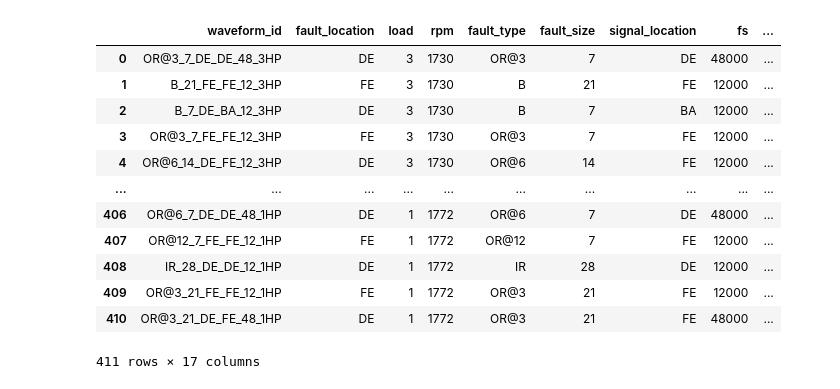
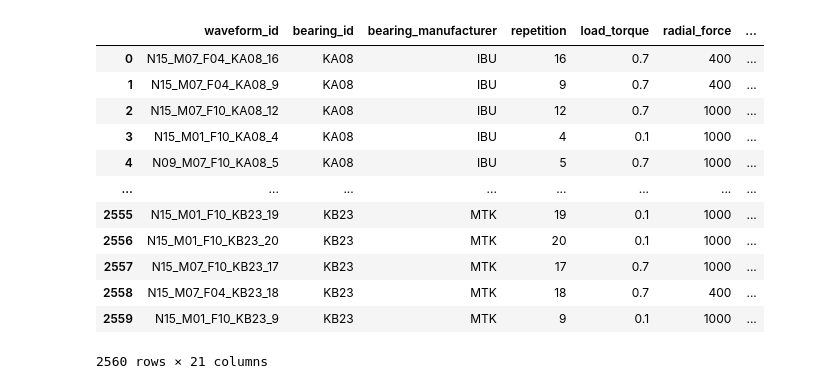
Before and after one commit to gama-ufsc/bearing-data-leakage, a Jupyter notebook: notebooks/feature_engineering.ipynb, the cells around one changed output. Cells and saved outputs as stored; diff of their text form; code cells hidden in the pictures.

```diff
--- a/notebooks/feature_engineering.ipynb
+++ b/notebooks/feature_engineering.ipynb
@@ -40,22 +40,22 @@ ottawa_metadata = pd.read_pickle(
 hust_metadata = pd.read_pickle(
     "/data/bearing_datasets/hust/processed/files_metadata.bz2"
 )
-# %%
-cwru_metadata
-# %% [output]
-|  | waveform_id | fault_location | load | rpm | fault_type | fault_size | signal_location | fs | ... |
-| 0 | OR@3_7_DE_DE_48_3HP | DE | 3 | 1730 | OR@3 | 7 | DE | 48000 | ... |
-| 1 | B_21_FE_FE_12_3HP | FE | 3 | 1730 | B | 21 | FE | 12000 | ... |
-| 2 | B_7_DE_BA_12_3HP | DE | 3 | 1730 | B | 7 | BA | 12000 | ... |
-| 3 | OR@3_7_FE_FE_12_3HP | FE | 3 | 1730 | OR@3 | 7 | FE | 12000 | ... |
-| 4 | OR@6_14_DE_FE_12_3HP | DE | 3 | 1730 | OR@6 | 14 | FE | 12000 | ... |
-| ... | ... | ... | ... | ... | ... | ... | ... | ... | ... |
-| 406 | OR@6_7_DE_DE_48_1HP | DE | 1 | 1772 | OR@6 | 7 | DE | 48000 | ... |
-| 407 | OR@12_7_FE_FE_12_1HP | FE | 1 | 1772 | OR@12 | 7 | FE | 12000 | ... |
-| 408 | IR_28_DE_DE_12_1HP | DE | 1 | 1772 | IR | 28 | DE | 12000 | ... |
-| 409 | OR@3_21_FE_FE_12_1HP | FE | 1 | 1772 | OR@3 | 21 | FE | 12000 | ... |
-| 410 | OR@3_21_DE_FE_48_1HP | DE | 1 | 1772 | OR@3 | 21 | FE | 48000 | ... |
-411 rows × 17 columns
+# %%
+paderborn_metadata
+# %% [output]
+|  | waveform_id | bearing_id | bearing_manufacturer | repetition | load_torque | radial_force | ... |
+| 0 | N15_M07_F04_KA08_16 | KA08 | IBU | 16 | 0.7 | 400 | ... |
+| 1 | N15_M07_F04_KA08_9 | KA08 | IBU | 9 | 0.7 | 400 | ... |
+| 2 | N15_M07_F10_KA08_12 | KA08 | IBU | 12 | 0.7 | 1000 | ... |
+| 3 | N15_M01_F10_KA08_4 | KA08 | IBU | 4 | 0.1 | 1000 | ... |
+| 4 | N09_M07_F10_KA08_5 | KA08 | IBU | 5 | 0.7 | 1000 | ... |
+| ... | ... | ... | ... | ... | ... | ... | ... |
+| 2555 | N15_M01_F10_KB23_19 | KB23 | MTK | 19 | 0.1 | 1000 | ... |
+| 2556 | N15_M01_F10_KB23_20 | KB23 | MTK | 20 | 0.1 | 1000 | ... |
+| 2557 | N15_M07_F10_KB23_17 | KB23 | MTK | 17 | 0.7 | 1000 | ... |
+| 2558 | N15_M07_F04_KB23_18 | KB23 | MTK | 18 | 0.7 | 400 | ... |
+| 2559 | N15_M01_F10_KB23_9 | KB23 | MTK | 9 | 0.1 | 1000 | ... |
+2560 rows × 21 columns
 # %%
 # Initialize Hydra with the directory where your config is located'/home/joao-paulo-vieira/code/preprocessing/configs/experiment'  # Folder containing the .yaml file
 config_path = "../configs"
```
Also changed, not shown: parts of 21 cells of this notebook, 13 other files.
